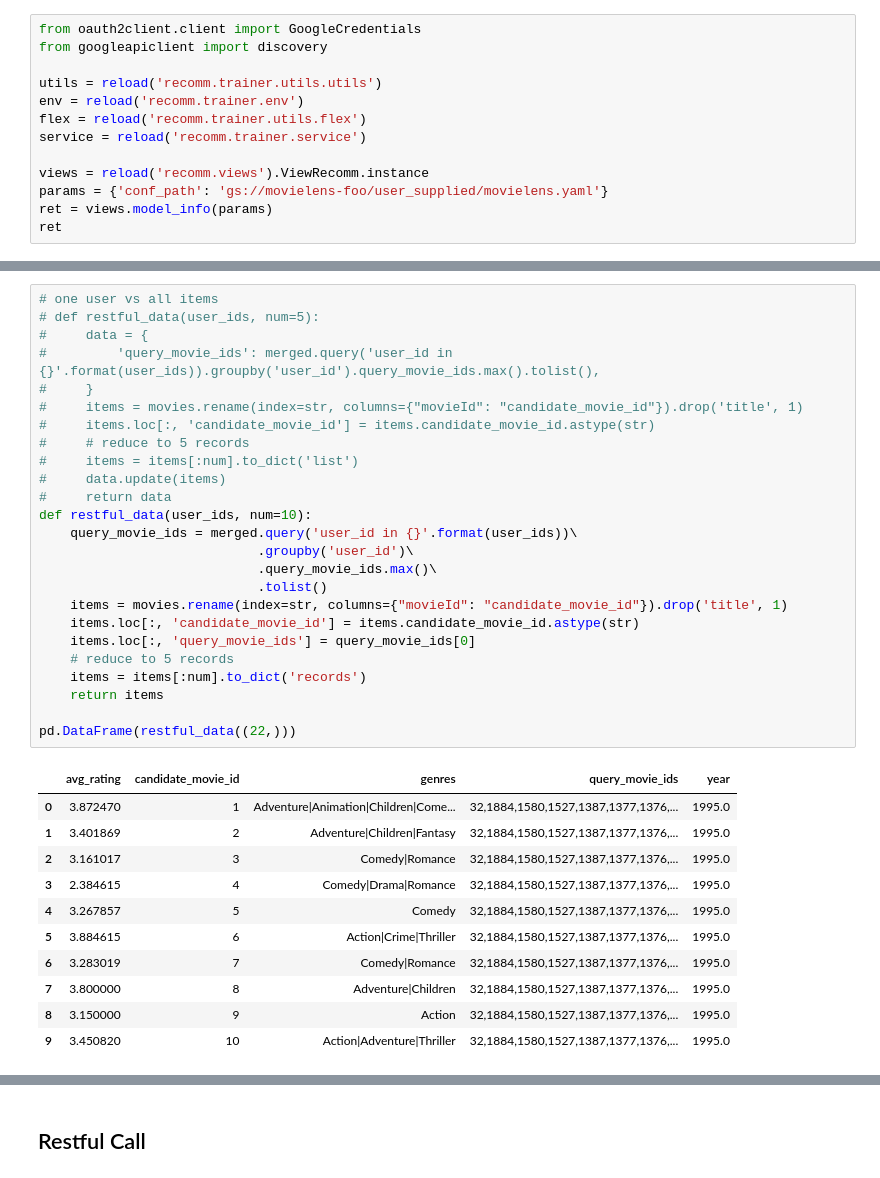
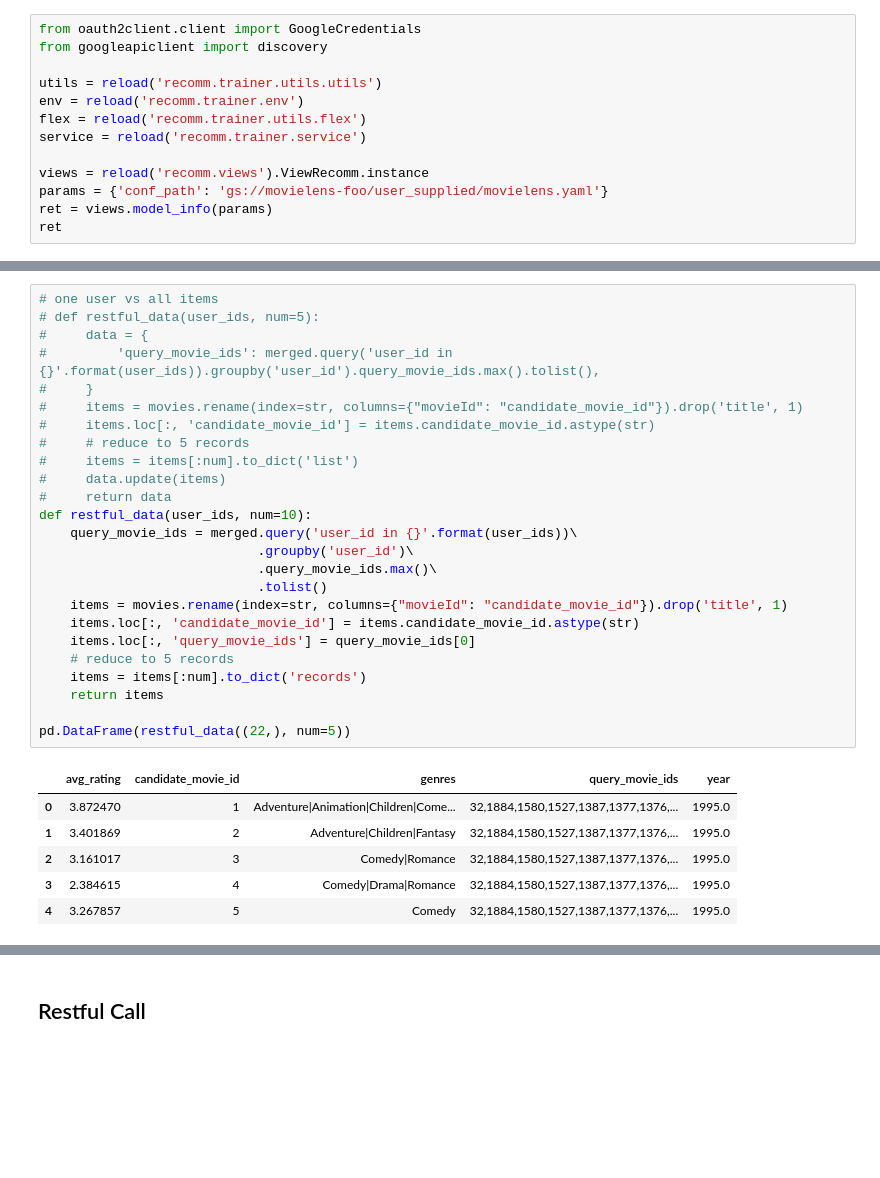
Before and after one commit to GaryChenCloudMile/restful, a Jupyter notebook: notebook/unit_test.ipynb, the cells around one changed output, grey strips where cells are left out. Saved outputs shown, nothing was run; the diff lists cells and outputs as text; blank space fills up the shorter version.

```diff
--- a/notebook/unit_test.ipynb
+++ b/notebook/unit_test.ipynb
@@ -278,36 +304,31 @@ merged.head()
 # one user vs all items
 # def restful_data(user_ids, num=5):
 #     data = {
 #         'query_movie_ids': merged.query('user_id in {}'.format(user_ids)).groupby('user_id').query_movie_ids.max().tolist(),
 #     }
 #     items = movies.rename(index=str, columns={"movieId": "candidate_movie_id"}).drop('title', 1)
 #     items.loc[:, 'candidate_movie_id'] = items.candidate_movie_id.astype(str)
 #     # reduce to 5 records
 #     items = items[:num].to_dict('list')
 #     data.update(items)
 #     return data
 def restful_data(user_ids, num=10):
     query_movie_ids = merged.query('user_id in {}'.format(user_ids))\
                             .groupby('user_id')\
                             .query_movie_ids.max()\
                             .tolist()
     items = movies.rename(index=str, columns={"movieId": "candidate_movie_id"}).drop('title', 1)
     items.loc[:, 'candidate_movie_id'] = items.candidate_movie_id.astype(str)
     items.loc[:, 'query_movie_ids'] = query_movie_ids[0]
     # reduce to 5 records
     items = items[:num].to_dict('records')
     return items
 
-pd.DataFrame(restful_data((22,)))
+pd.DataFrame(restful_data((22,), num=5))
 # %% [output]
 |  | avg_rating | candidate_movie_id | genres | query_movie_ids | year |
 | 0 | 3.872470 | 1 | Adventure|Animation|Children|Come... | 32,1884,1580,1527,1387,1377,1376,... | 1995.0 |
 | 1 | 3.401869 | 2 | Adventure|Children|Fantasy | 32,1884,1580,1527,1387,1377,1376,... | 1995.0 |
 | 2 | 3.161017 | 3 | Comedy|Romance | 32,1884,1580,1527,1387,1377,1376,... | 1995.0 |
 | 3 | 2.384615 | 4 | Comedy|Drama|Romance | 32,1884,1580,1527,1387,1377,1376,... | 1995.0 |
 | 4 | 3.267857 | 5 | Comedy | 32,1884,1580,1527,1387,1377,1376,... | 1995.0 |
-| 5 | 3.884615 | 6 | Action|Crime|Thriller | 32,1884,1580,1527,1387,1377,1376,... | 1995.0 |
-| 6 | 3.283019 | 7 | Comedy|Romance | 32,1884,1580,1527,1387,1377,1376,... | 1995.0 |
-| 7 | 3.800000 | 8 | Adventure|Children | 32,1884,1580,1527,1387,1377,1376,... | 1995.0 |
-| 8 | 3.150000 | 9 | Action | 32,1884,1580,1527,1387,1377,1376,... | 1995.0 |
-| 9 | 3.450820 | 10 | Action|Adventure|Thriller | 32,1884,1580,1527,1387,1377,1376,... | 1995.0 |
```
Also changed, not shown: parts of 26 cells of this notebook, 7 other files.
